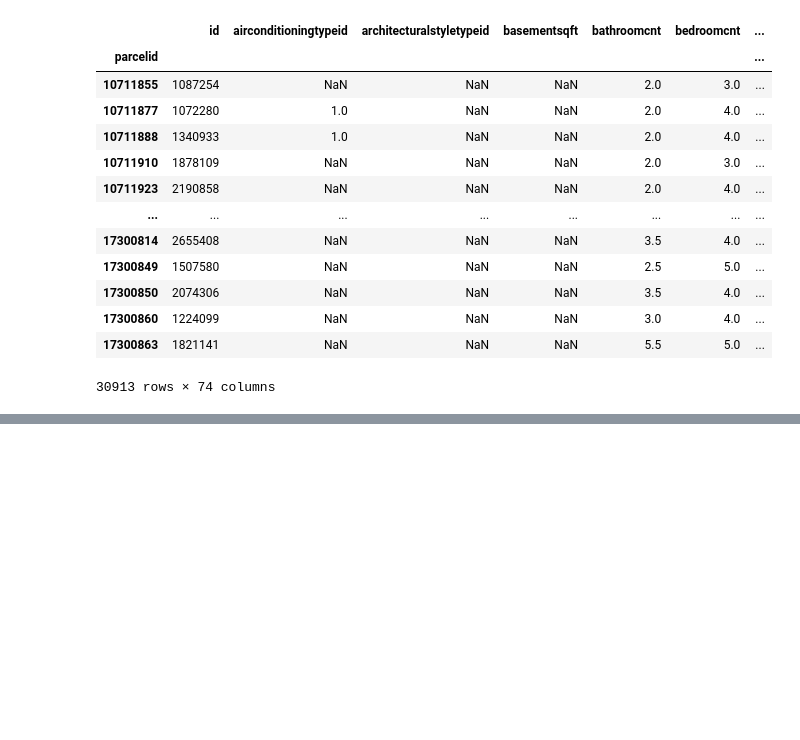
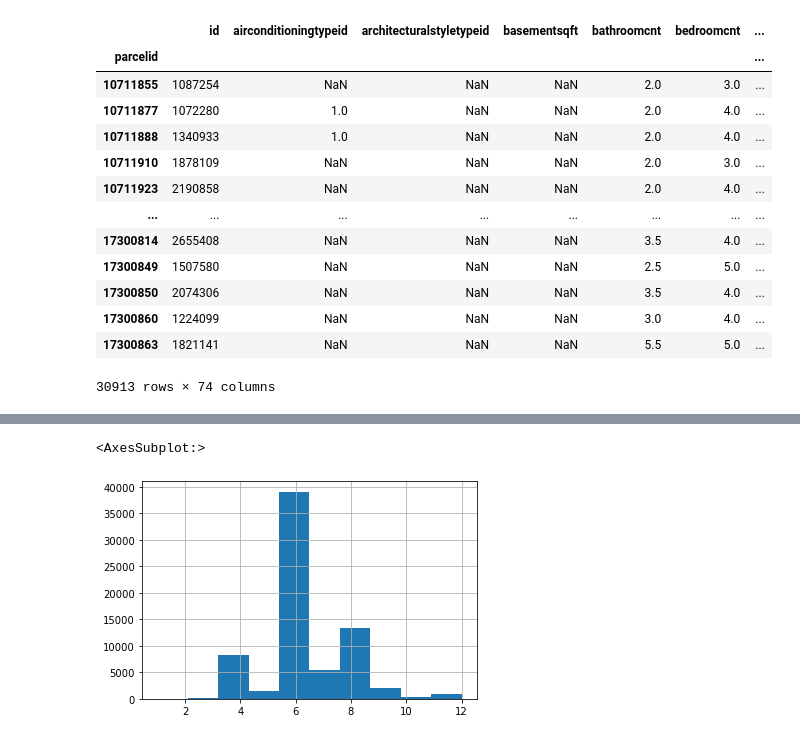
Before and after one commit to o0amandagomez0o/clustering-exercises, a Jupyter notebook: zillow.ipynb, the cells around one changed output, grey strips where cells are left out. Drawn from its saved outputs; the diff is of its cells as text; code cells hidden in the pictures; blank space fills up the shorter version.

```diff
--- a/zillow.ipynb
+++ b/zillow.ipynb
@@ -251,0 +916,3 @@ df.dropna(axis = 0, thresh = 0.5 * len(df.columns))
+# %%
+# fill missing values for buildingqualitytypeid with median value
+df.buildingqualitytypeid.fillna(6.0, inplace = True)
@@ -251,0 +935,5 @@ df.dropna(axis = 0, thresh = 0.5 * len(df.columns))
+# %%
+df.buildingqualitytypeid.hist()
+# %% [output]
+<AxesSubplot:>
+[figure, added]
```
Also changed, not shown: parts of 94 cells of this notebook, 3 other files.
